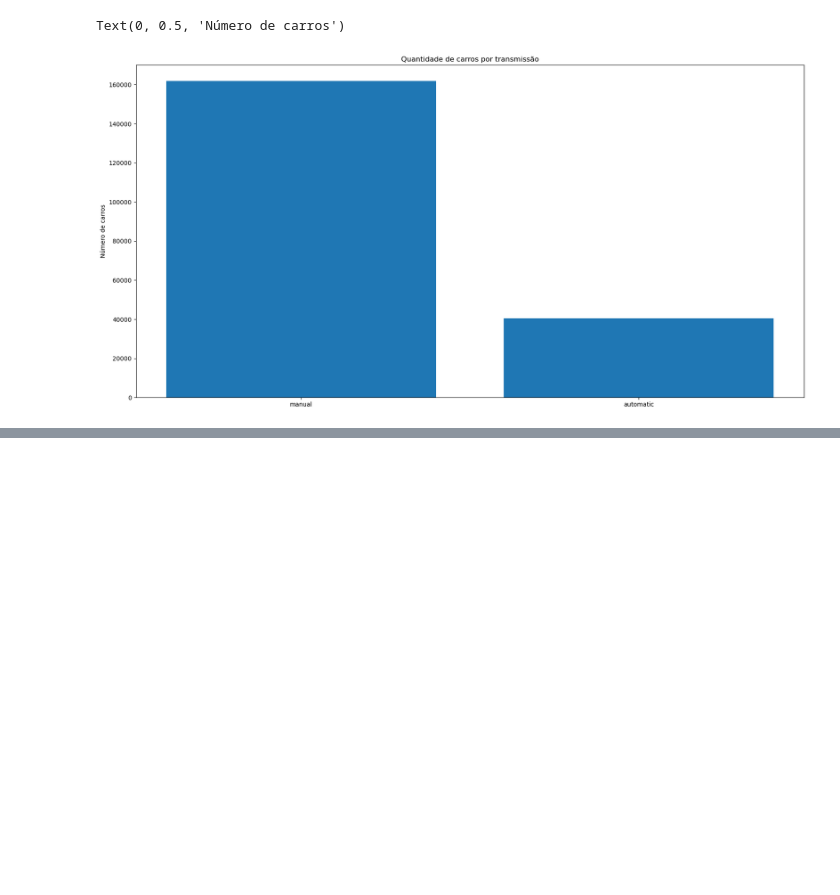
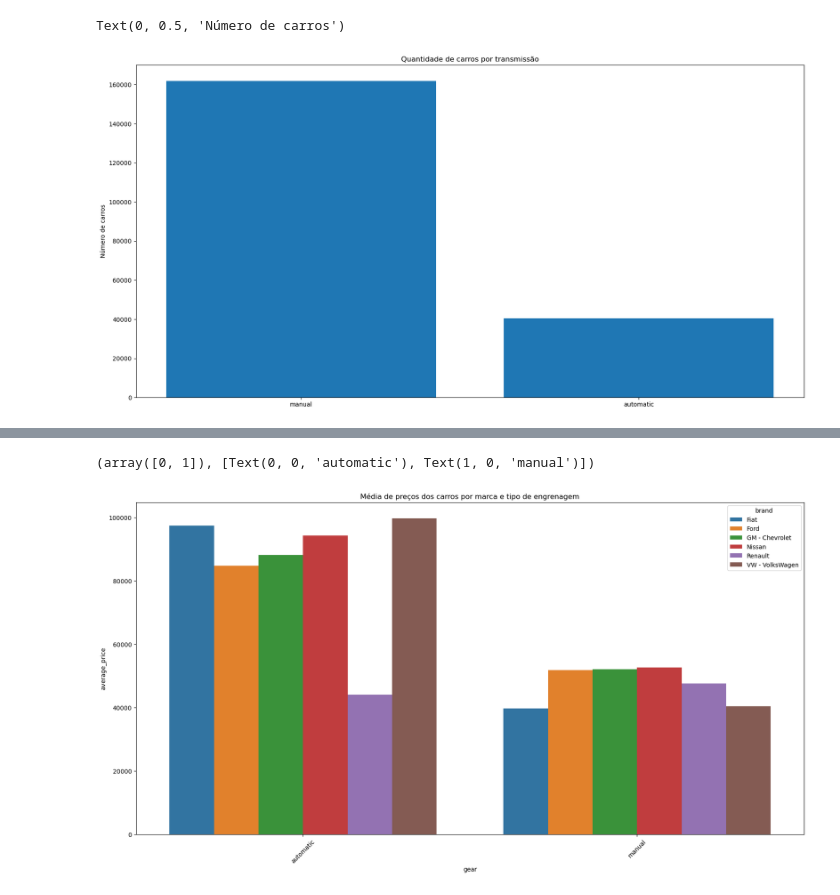
Before and after one commit to rodrigoRolim/LPA_python, a Jupyter notebook: scripts.ipynb, the cells around one changed output, grey strips where cells are left out. Cells and saved outputs as stored; diff of their text form; code cells hidden in the pictures; blank space fills up the shorter version.

```diff
--- a/scripts.ipynb
+++ b/scripts.ipynb
@@ -287,0 +295,4 @@ plt.xticks(rotation=45)
+# %%
+# Agrupar média de preços médios dos carros por marcar e tipo de engrenagem
+car_gear_brand_avg_price = dados.groupby(['brand', 'gear'])['avg_price_brl'].mean().round(0)
+car_gear_brand_avg_price.head()
@@ -287,0 +307,4 @@ plt.xticks(rotation=45)
+# %%
+# Utilizando a função reset_index para criar uma ordem e facilitar a criação do gráfico
+car_gear_brand_avg_price = car_gear_brand_avg_price.reset_index(name='average_price')
+car_gear_brand_avg_price.head()
@@ -287,0 +318,15 @@ plt.xticks(rotation=45)
+# %%
+# Gerar o gráfico de distruibuição média dos preços dos carros por marca e tipo de engrenagem
+plt.figure(figsize=(20,10))
+sns.barplot(
+  x='gear',
+  y='average_price',
+  hue='brand',
+  data=car_gear_brand_avg_price,
+  hue_order=car_gear_brand_avg_price['brand'].unique()
+)
+plt.title('Média de preços dos carros por marca e tipo de engrenagem')
+plt.xticks(rotation=45)
+# %% [output]
+(array([0, 1]), [Text(0, 0, 'automatic'), Text(1, 0, 'manual')])
+[figure, added]
```
Also changed, not shown: parts of 19 cells of this notebook, 1 other file.
